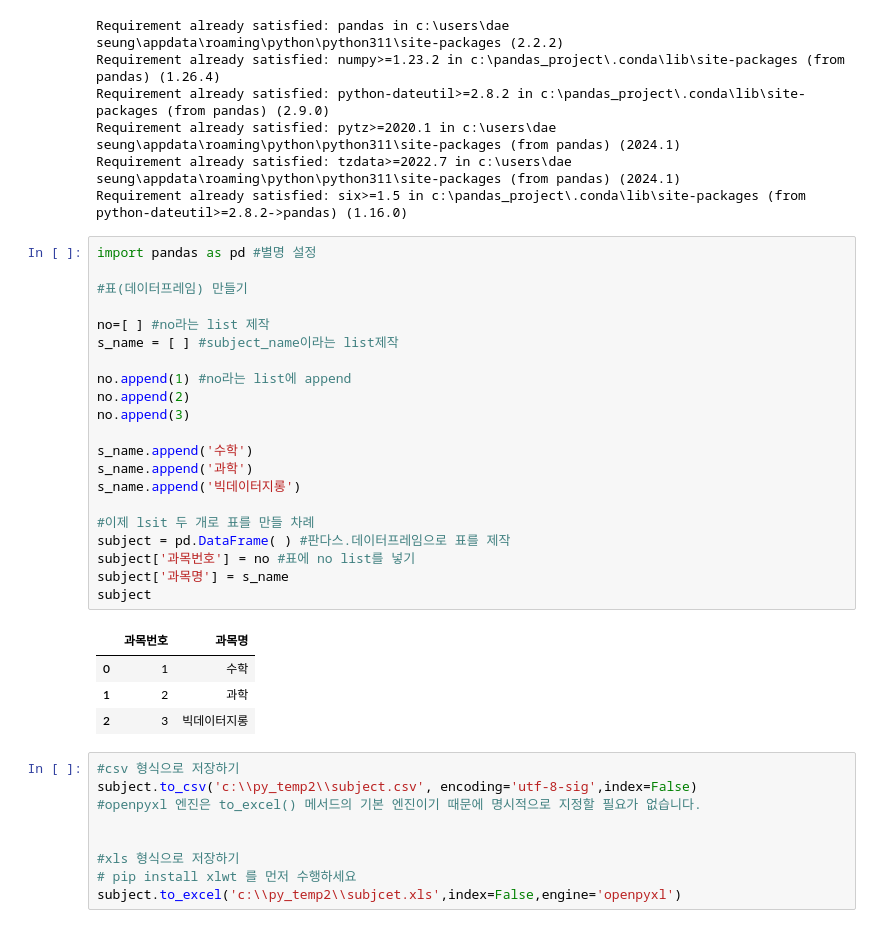
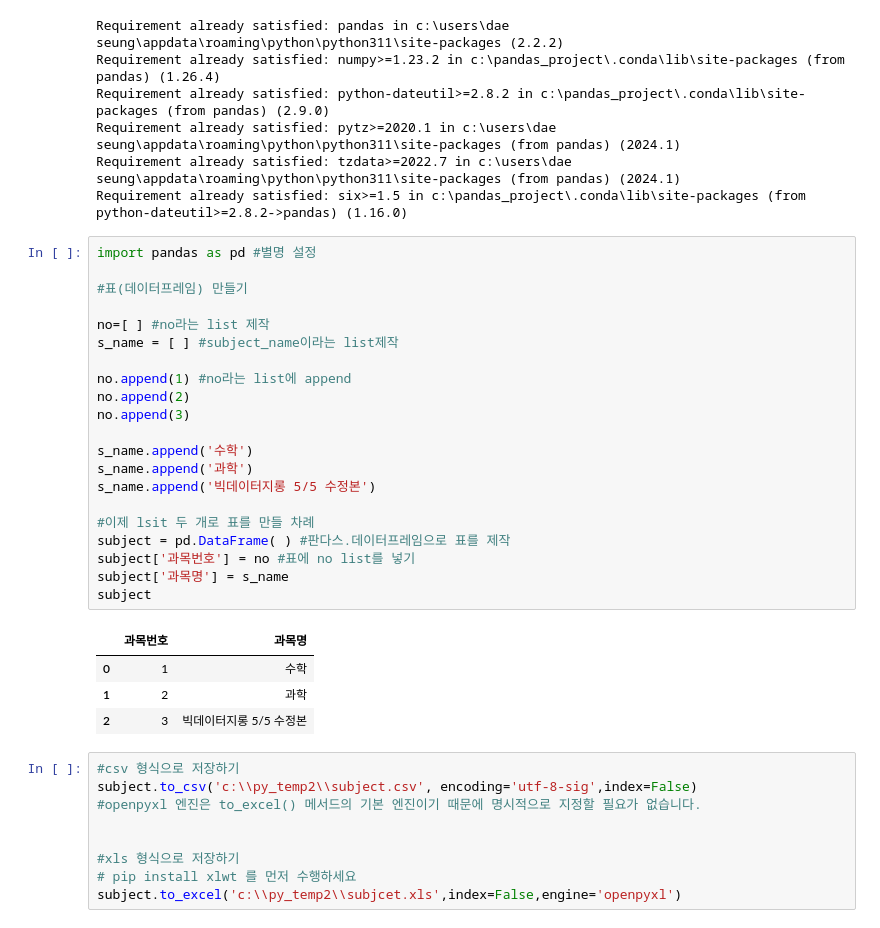
Before and after one commit to Hannibal730/PYTHON-FIRST-STEP-SYUDY, a Jupyter notebook: Chap 07. 디렉토리와 파일 관리하기.ipynb, the cells around one changed output. Cells and saved outputs as stored; diff of their text form.

```diff
--- a/Chap 07. 디렉토리와 파일 관리하기.ipynb
+++ b/Chap 07. 디렉토리와 파일 관리하기.ipynb
@@ -224,29 +224,29 @@ Requirement already satisfied: six>=1.5 in c:\pandas_project\.conda\lib\site-pac
 # %%
 import pandas as pd #별명 설정
 
 #표(데이터프레임) 만들기
 
 no=[ ] #no라는 list 제작
 s_name = [ ] #subject_name이라는 list제작
 
 no.append(1) #no라는 list에 append
 no.append(2)
 no.append(3)
 
 s_name.append('수학')
 s_name.append('과학')
-s_name.append('빅데이터지롱')
+s_name.append('빅데이터지롱 5/5 수정본')
 
 #이제 lsit 두 개로 표를 만들 차례
 subject = pd.DataFrame( ) #판다스.데이터프레임으로 표를 제작
 subject['과목번호'] = no #표에 no list를 넣기
 subject['과목명'] = s_name
 subject
 # %% [output]
 |  | 과목번호 | 과목명 |
 | 0 | 1 | 수학 |
 | 1 | 2 | 과학 |
-| 2 | 3 | 빅데이터지롱 |
+| 2 | 3 | 빅데이터지롱 5/5 수정본 |
 # %%
 #csv 형식으로 저장하기
 subject.to_csv('c:\\py_temp2\\subject.csv', encoding='utf-8-sig',index=False)
```
